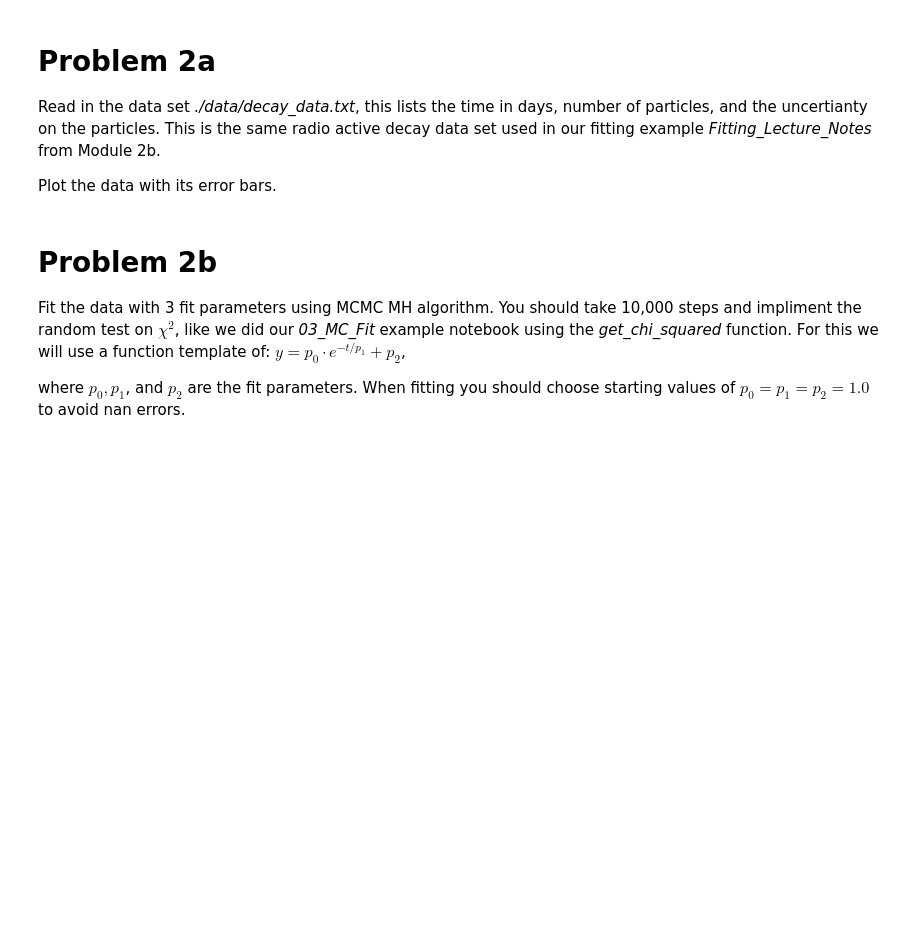
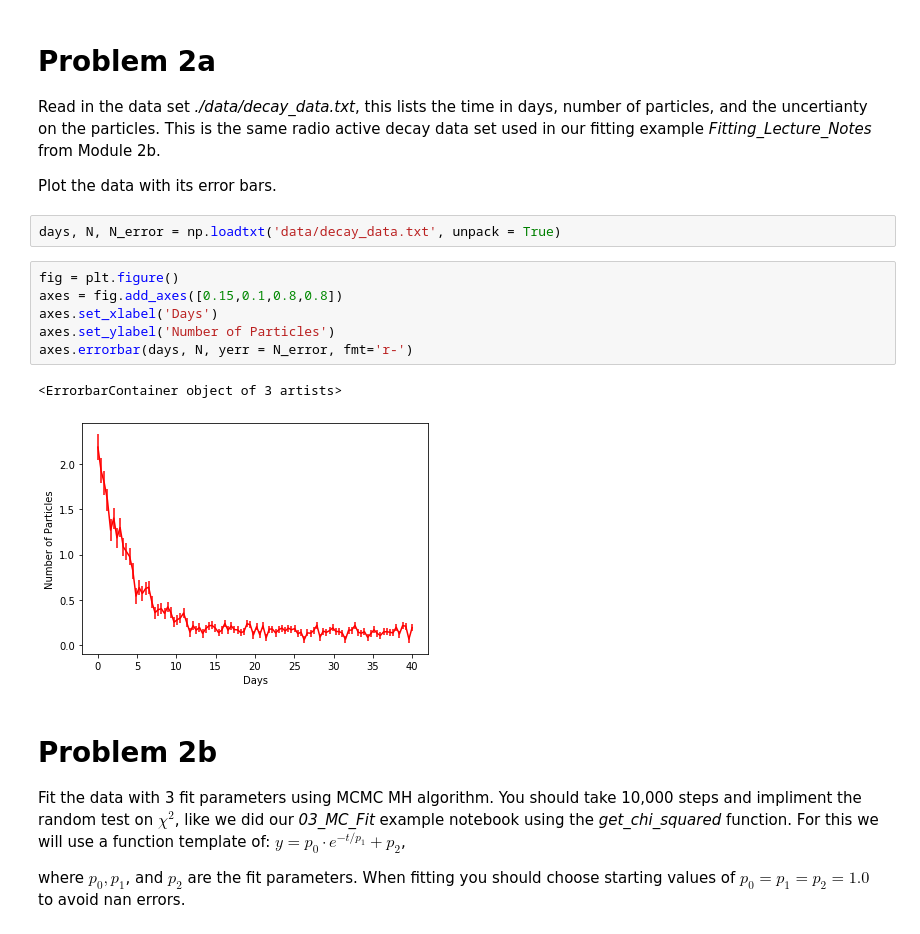
Before and after one commit to JasonB-hub/Phys-3511-Fall2020, a Jupyter notebook: Module04/Assignment_04.ipynb, the cells around one changed output. Saved outputs shown, nothing was run; the diff lists cells and outputs as text; blank space fills up the shorter version.

```diff
--- a/Module04/Assignment_04.ipynb
+++ b/Module04/Assignment_04.ipynb
@@ -52,6 +60,17 @@ plt.tight_layout();
 Read in the data set *./data/decay_data.txt*, this lists the time in days, number of particles, and the uncertianty on the particles. This is the same radio active decay data set used in our fitting example *Fitting_Lecture_Notes* from Module 2b.
 
 Plot the data with its error bars.
+# %%
+days, N, N_error = np.loadtxt('data/decay_data.txt', unpack = True)
+# %%
+fig = plt.figure()
+axes = fig.add_axes([0.15,0.1,0.8,0.8])
+axes.set_xlabel('Days')
+axes.set_ylabel('Number of Particles')
+axes.errorbar(days, N, yerr = N_error, fmt='r-')
+# %% [output]
+<ErrorbarContainer object of 3 artists>
+[figure, added]
 # %% [markdown]
 # Problem 2b
 
```
Also changed, not shown: parts of 3 cells of this notebook, 2 other files.
